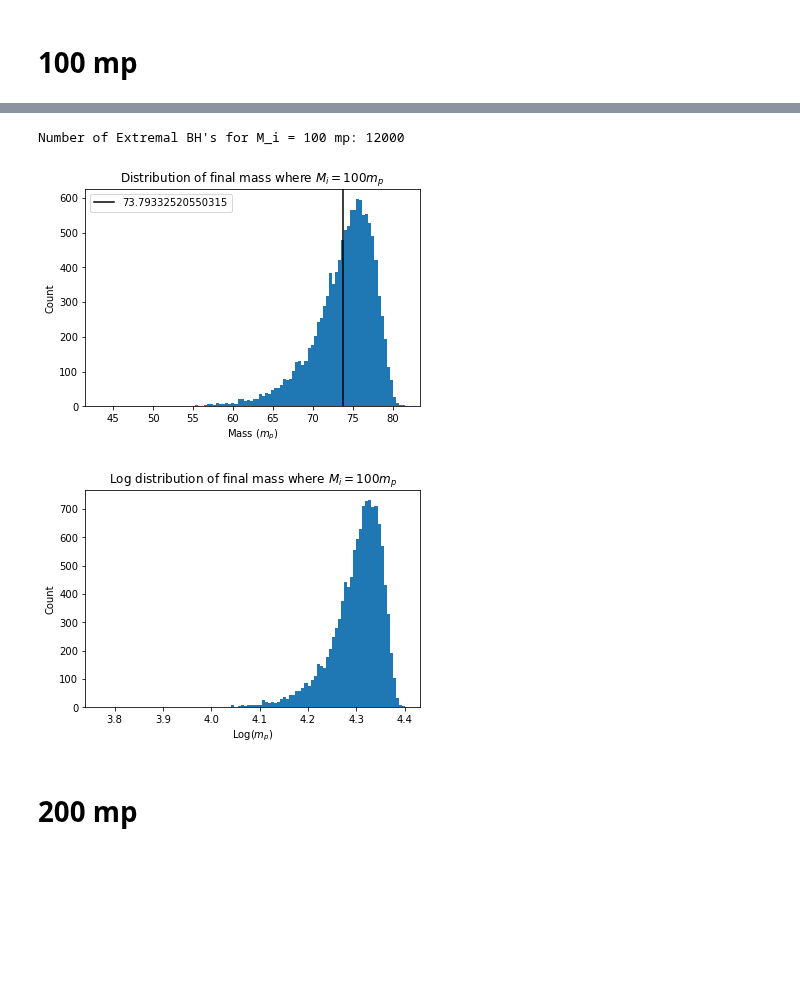
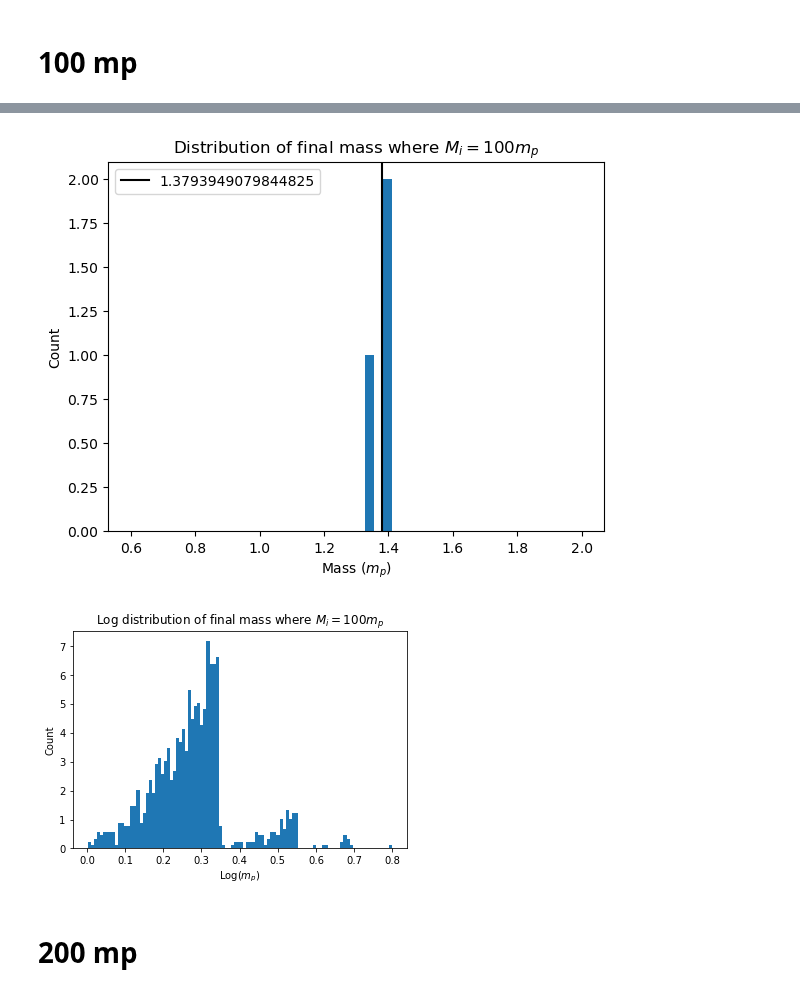
Before and after one commit to qtaylorphys/BH_Extremal, a Jupyter notebook: Analysis.ipynb, the cells around one changed output, grey strips where cells are left out. Drawn from its saved outputs; the diff is of its cells as text; code cells hidden in the pictures; blank space fills up the shorter version.

```diff
--- a/Analysis.ipynb
+++ b/Analysis.ipynb
@@ -11,23 +93,24 @@ plt.rcParams['savefig.facecolor']='white'
 # %%
 mass100 = np.loadtxt("/home/qtaylor/BH_extremal/Outputs/100BH.txt", delimiter = ',')
-fmass100 = mass100[:,2]
-avg100 = np.mean(fmass100[fmass100 > 1])
-print("Number of Extremal BH's for M_i = 100 mp:", len(fmass100))
+f100 = mass100[:,2]
+a100 = np.where(mass100[:,4] == 1)
+avg100 = np.mean(f100[a100])
+# print("Number of Extremal BH's for M_i = 100 mp:", len(fmass100[a100]))
+# print(a100)
-# %% [output]
-Number of Extremal BH's for M_i = 100 mp: 12000
 # %%
-plt.hist(fmass100[fmass100 > 1], bins = 100)
+plt.hist(f100[a100], bins = 100, density = False, alpha = 1, range = (0.6,2))
+#plt.hist(f100, bins = 100, density = False, color = 'red', alpha = 0.3, range = (0.6,2))
 plt.axvline(avg100, color = 'black', label = avg100)
 plt.legend()
 plt.title("Distribution of final mass where $M_i = 100 m_p$")
 plt.xlabel("Mass ($m_p$)")
 plt.ylabel("Count")
 plt.savefig("/home/qtaylor/BH_extremal/Outputs/100BH.png")
 plt.show()
 # %% [output]
-[figure, old version]
+[figure, new version]
 # %%
-plt.hist(np.log(fmass100[fmass100 > 1]), bins = 100)
+plt.hist(np.log(f100[a100]), bins = 100, density = True)
 #plt.axvline(np.mean(fmass200[fmass200 > 1]), color = 'black', label = np.mean(fmass200[fmass200 > 1]) )
 #plt.legend()
 plt.title("Log distribution of final mass where $M_i = 100 m_p$")
@@ -36,7 +119,7 @@ plt.ylabel("Count")
 plt.savefig("/home/qtaylor/BH_extremal/Outputs/Log100BH.png")
 plt.show()
 # %% [output]
-[figure, old version]
+[figure, new version]
 # %% [markdown]
 # 200 mp
 # %%
```
Also changed, not shown: parts of 28 cells of this notebook.
